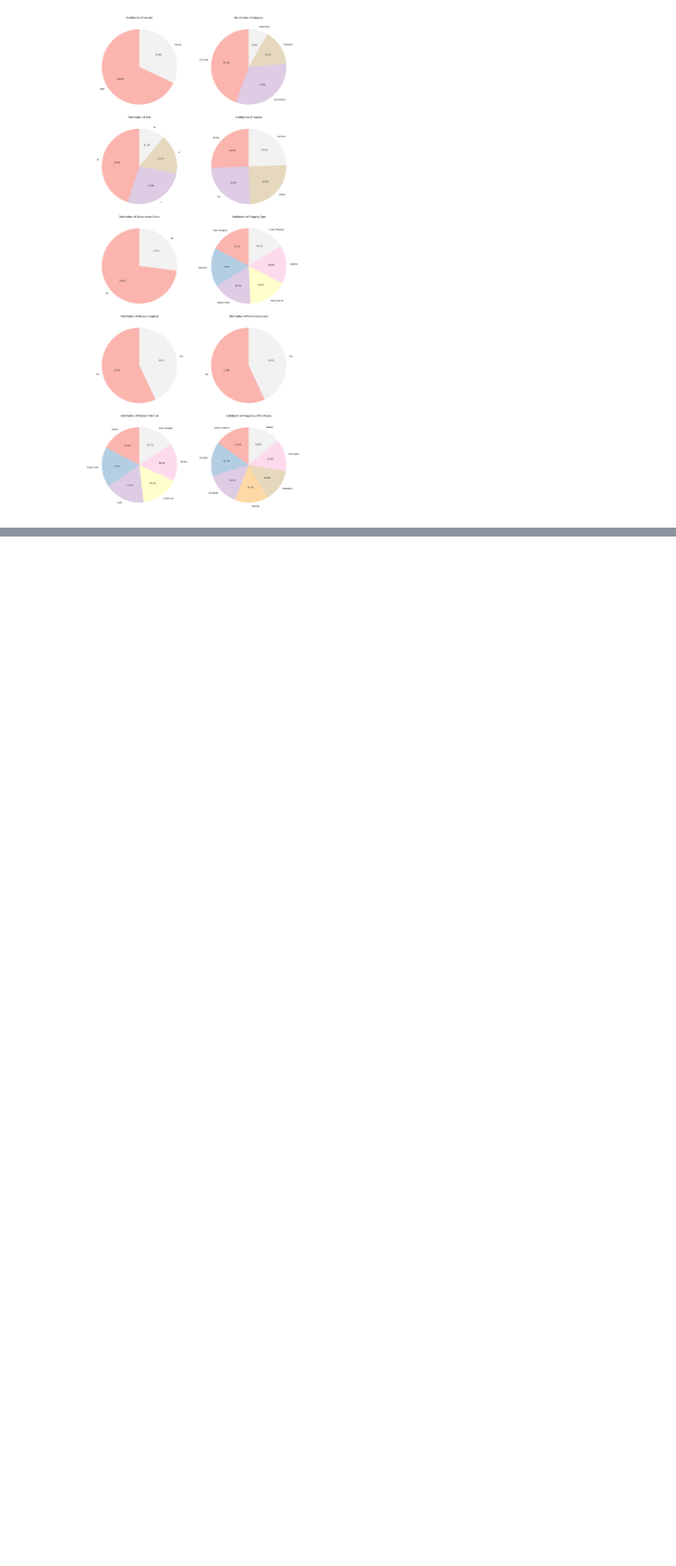
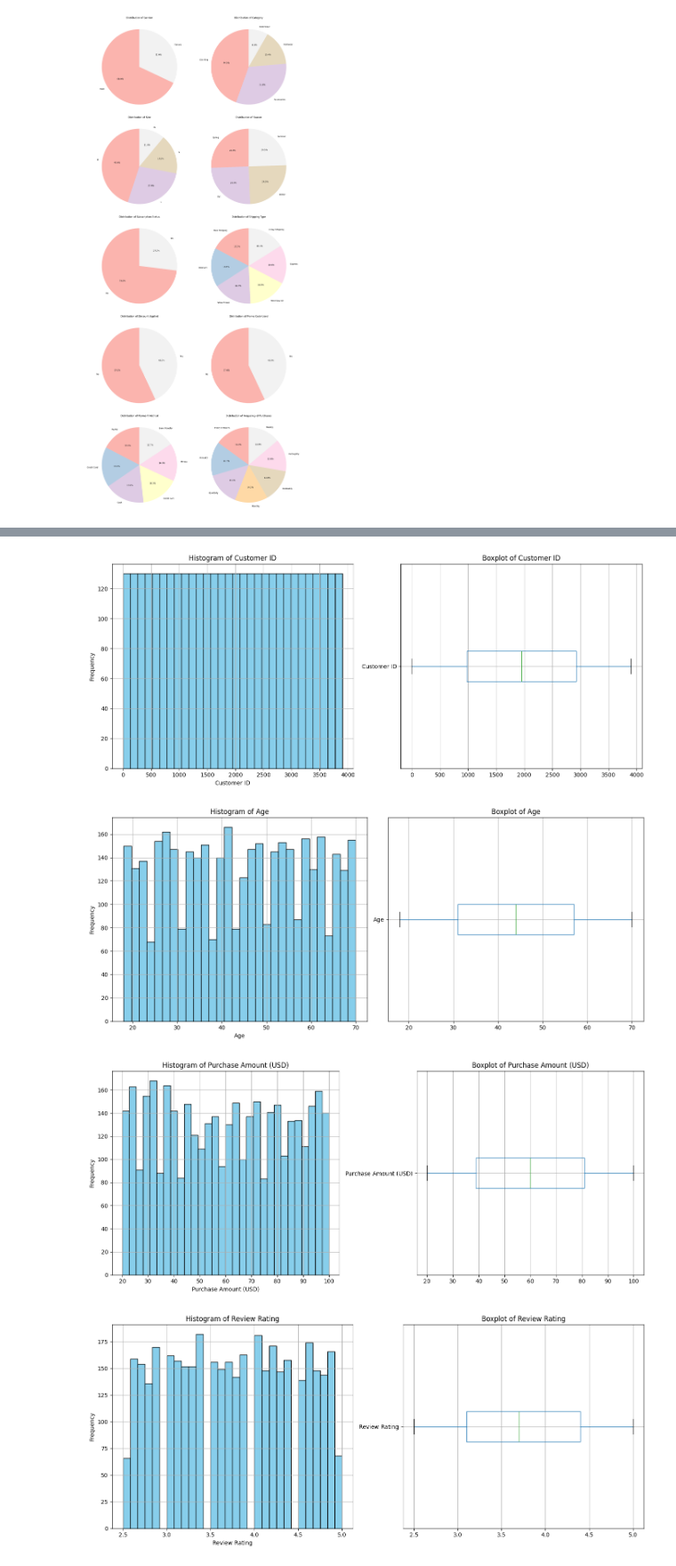
Before and after one commit to nicolasyassuda/aps-ecommerce-clustering, a Jupyter notebook: aps_analisys.ipynb, the cells around one changed output, grey strips where cells are left out. Shown at 89% size. Cells and saved outputs as stored; diff of their text form; code cells hidden in the pictures; blank space fills up the shorter version.

```diff
--- a/aps_analisys.ipynb
+++ b/aps_analisys.ipynb
@@ -3,3 +37,11 @@ import numpy as np
 import pandas as pd
 import kagglehub
 import matplotlib.pyplot as plt
+from sklearn.manifold import MDS
+from sklearn.cluster import KMeans
+
+
+path = kagglehub.dataset_download("zeesolver/consumer-behavior-and-shopping-habits-dataset")
+
+df = pd.read_csv(f'{path}/shopping_behavior_updated.csv')
+df.head()
@@ -59,7 +61,8 @@ dtype: int64
 # %%
-categorical_cols = data_csv.select_dtypes(include=['object', 'category']).columns
+categorical_cols = df.select_dtypes(include=['object', 'category']).columns
 
-cols_to_plot = [col for col in categorical_cols if data_csv[col].nunique() <= 10]
+
+cols_to_plot = [col for col in categorical_cols if df[col].nunique() <= 10]
 n_cols = 2
 n_rows = (len(cols_to_plot) + n_cols - 1) // n_cols
 
@@ -67,7 +70,7 @@ fig, axes = plt.subplots(n_rows, n_cols, figsize=(8 * n_cols, 7 * n_rows))
 axes = axes.flatten() if len(cols_to_plot) > 1 else [axes]
 
 for idx, col in enumerate(cols_to_plot):
-    value_counts = data_csv[col].value_counts()
+    value_counts = df[col].value_counts()
     value_counts.plot.pie(
         ax=axes[idx],
         autopct='%1.1f%%',
@@ -98,0 +91,4 @@ plt.show()
+# %%
+# Distribuição das variáveis (hist, boxplot, describe())
+numerical_cols = df.select_dtypes(include=['number']).columns
+df[numerical_cols].describe()
@@ -98,0 +105,22 @@ plt.show()
+# %%
+for col in numerical_cols:
+    if col != '	Customer ID':
+        plt.figure(figsize=(14, 6))
+
+        plt.subplot(1, 2, 1)
+        df[col].hist(bins=30, color='skyblue', edgecolor='black')
+        plt.title(f'Histogram of {col}')
+        plt.xlabel(col)
+        plt.ylabel('Frequency')
+
+        plt.subplot(1, 2, 2)
+        df.boxplot(column=col, vert=False)
+        plt.title(f'Boxplot of {col}')
+
+        plt.tight_layout()
+        plt.show()
+# %% [output]
+[figure, added]
+[figure, added]
+[figure, added]
+[figure, added]
```
Also changed, not shown: parts of 26 cells of this notebook, 2 other files.
